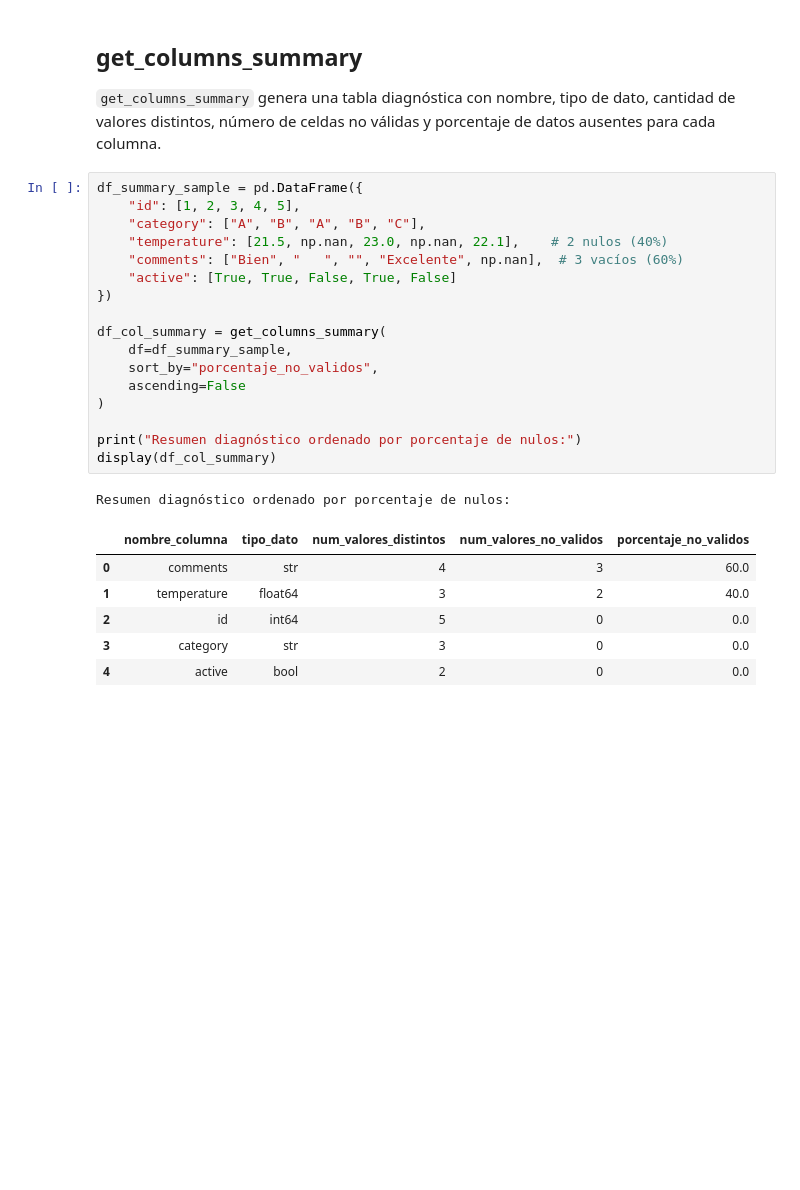
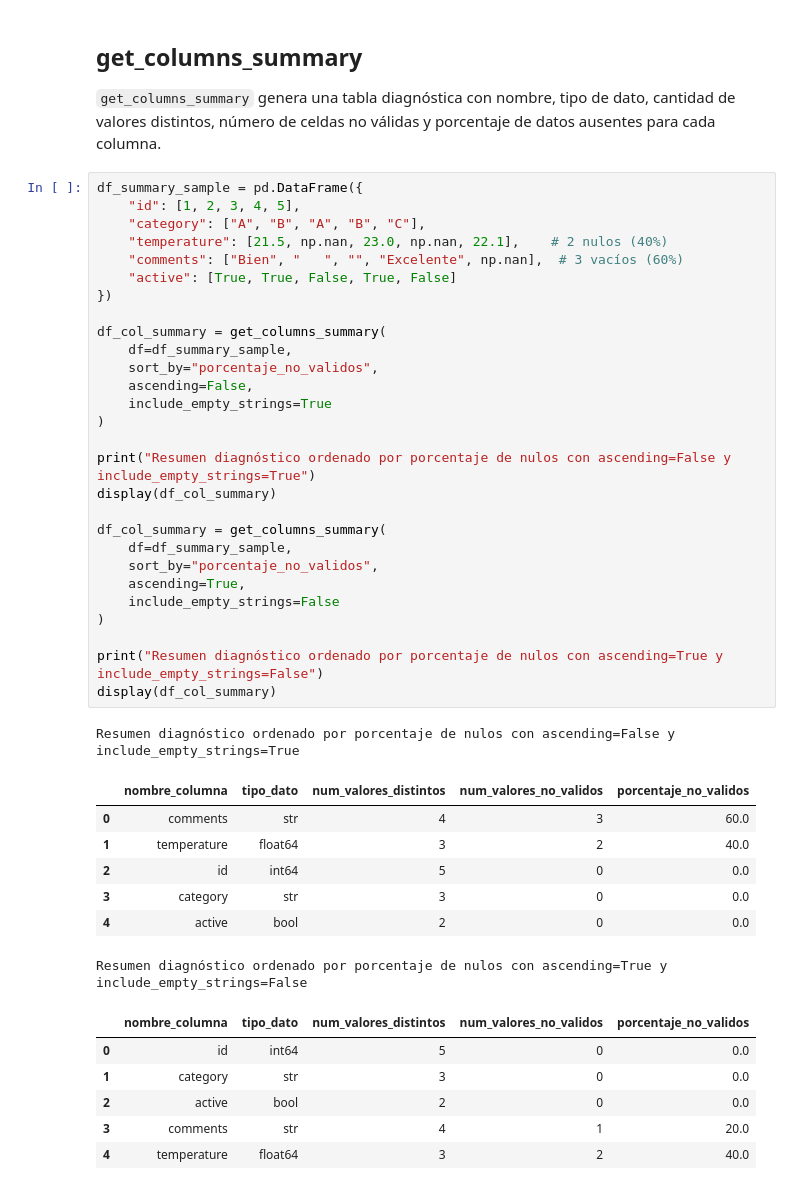
Before and after one commit to juanjosggarcia/ds-utils, a Jupyter notebook: notebook_samples/preprocessing/preprocessing_others_utilities_demo.ipynb, the cells around one changed output. Drawn from its saved outputs; the diff is of its cells as text; blank space fills up the shorter version.

```diff
--- a/notebook_samples/preprocessing/preprocessing_others_utilities_demo.ipynb
+++ b/notebook_samples/preprocessing/preprocessing_others_utilities_demo.ipynb
@@ -237,25 +237,43 @@ display(
 # %%
 df_summary_sample = pd.DataFrame({
     "id": [1, 2, 3, 4, 5],
     "category": ["A", "B", "A", "B", "C"],
     "temperature": [21.5, np.nan, 23.0, np.nan, 22.1],    # 2 nulos (40%)
     "comments": ["Bien", "   ", "", "Excelente", np.nan],  # 3 vacíos (60%)
     "active": [True, True, False, True, False]
 })
 
 df_col_summary = get_columns_summary(
     df=df_summary_sample,
     sort_by="porcentaje_no_validos",
-    ascending=False
+    ascending=False,
+    include_empty_strings=True
 )
 
-print("Resumen diagnóstico ordenado por porcentaje de nulos:")
+print("Resumen diagnóstico ordenado por porcentaje de nulos con ascending=False y include_empty_strings=True")
 display(df_col_summary)
+
+df_col_summary = get_columns_summary(
+    df=df_summary_sample,
+    sort_by="porcentaje_no_validos",
+    ascending=True,
+    include_empty_strings=False
+)
+
+print("Resumen diagnóstico ordenado por porcentaje de nulos con ascending=True y include_empty_strings=False")
+display(df_col_summary)
 # %% [output]
-Resumen diagnóstico ordenado por porcentaje de nulos:
+Resumen diagnóstico ordenado por porcentaje de nulos con ascending=False y include_empty_strings=True
 |  | nombre_columna | tipo_dato | num_valores_distintos | num_valores_no_validos | porcentaje_no_validos |
 | 0 | comments | str | 4 | 3 | 60.0 |
 | 1 | temperature | float64 | 3 | 2 | 40.0 |
 | 2 | id | int64 | 5 | 0 | 0.0 |
 | 3 | category | str | 3 | 0 | 0.0 |
 | 4 | active | bool | 2 | 0 | 0.0 |
+Resumen diagnóstico ordenado por porcentaje de nulos con ascending=True y include_empty_strings=False
+|  | nombre_columna | tipo_dato | num_valores_distintos | num_valores_no_validos | porcentaje_no_validos |
+| 0 | id | int64 | 5 | 0 | 0.0 |
+| 1 | category | str | 3 | 0 | 0.0 |
+| 2 | active | bool | 2 | 0 | 0.0 |
+| 3 | comments | str | 4 | 1 | 20.0 |
+| 4 | temperature | float64 | 3 | 2 | 40.0 |
```
Also changed, not shown: 11 other files.
